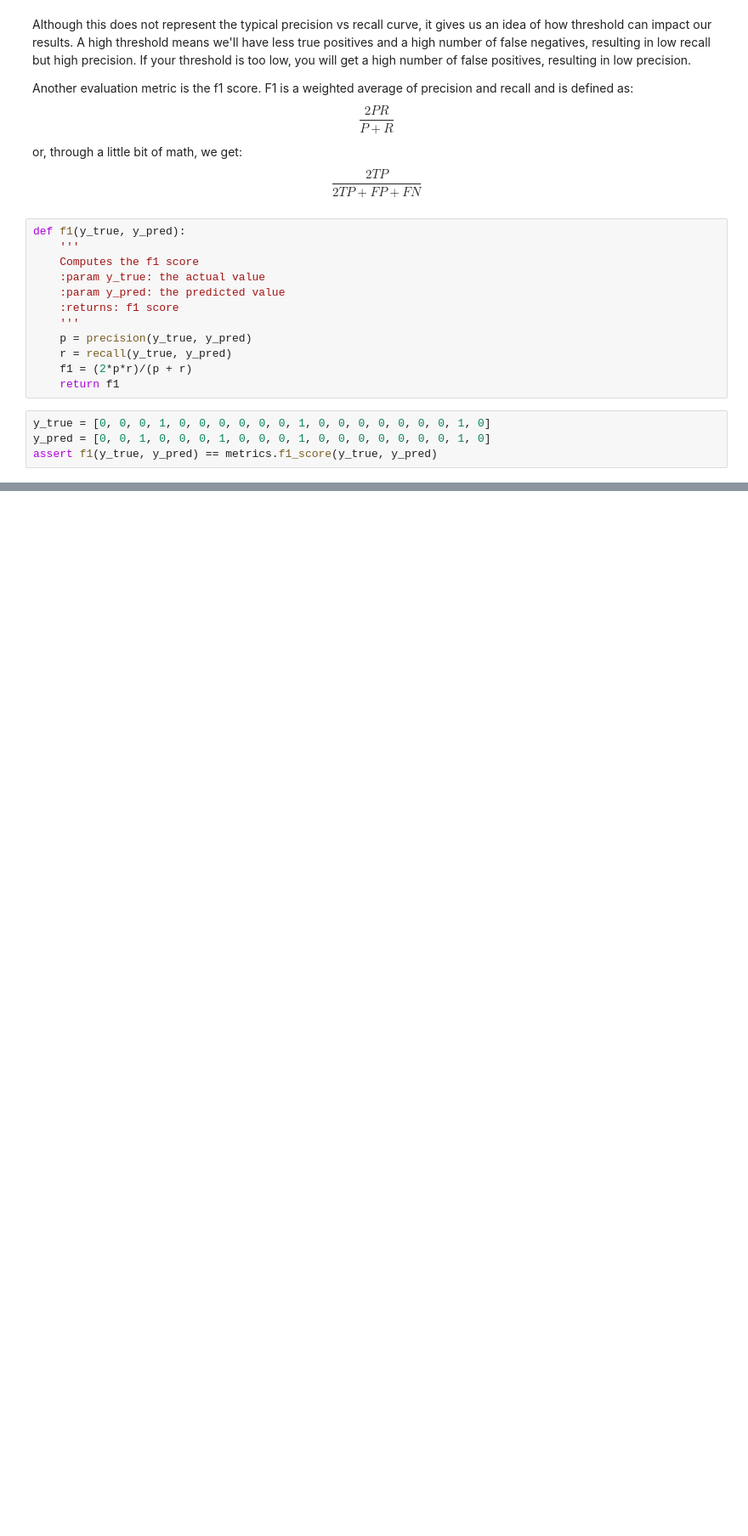
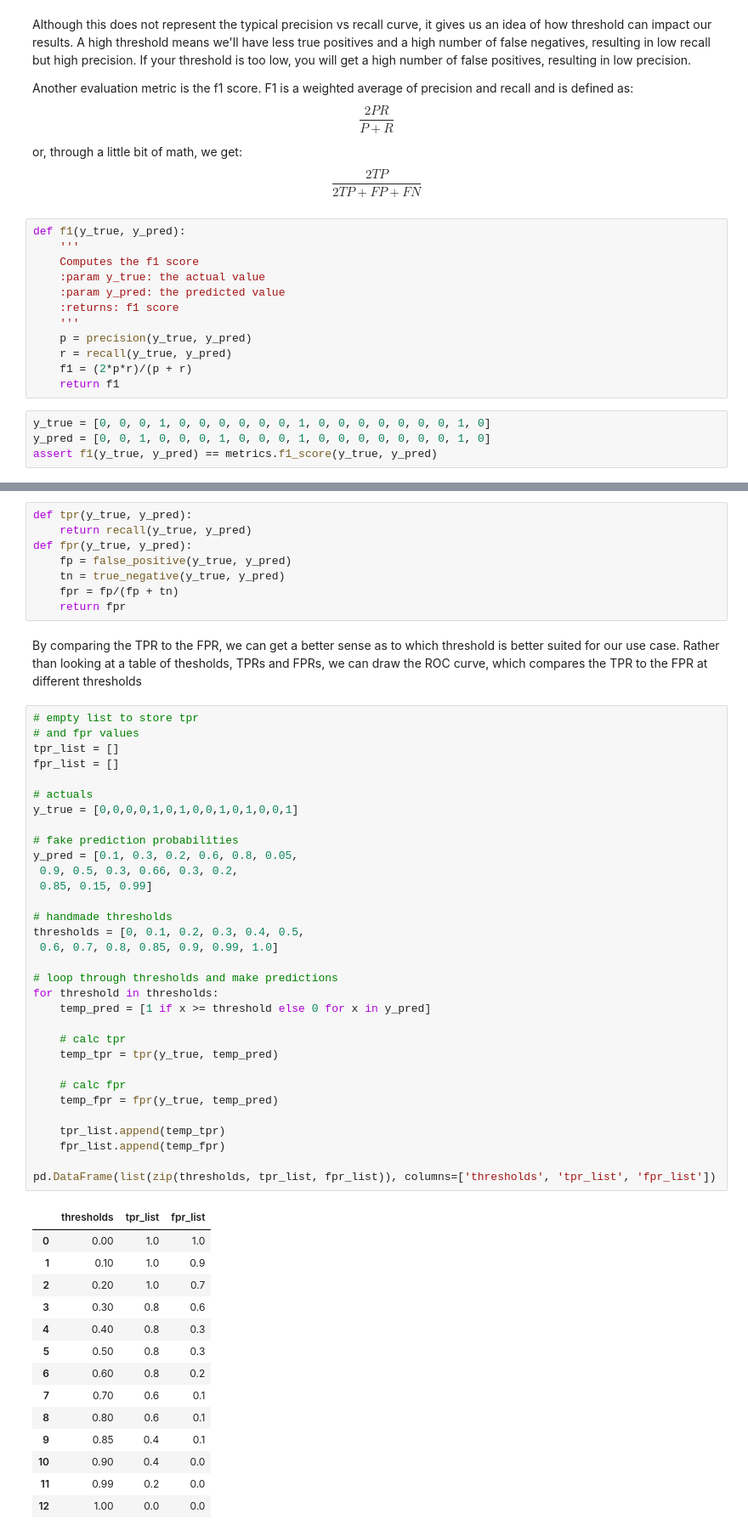
Before and after one commit to AliKhanafer7/approachingalmost, a Jupyter notebook: AAAMLP.ipynb, the cells around one changed output, grey strips where cells are left out. Shown: that part at 85% size. Cells and saved outputs as stored; diff of their text form; blank space fills up the shorter version.

```diff
--- a/AAAMLP.ipynb
+++ b/AAAMLP.ipynb
@@ -736,0 +743,57 @@ assert f1(y_true, y_pred) == metrics.f1_score(y_true, y_pred)
+# %%
+def tpr(y_true, y_pred):
+    return recall(y_true, y_pred)
+def fpr(y_true, y_pred):
+    fp = false_positive(y_true, y_pred)
+    tn = true_negative(y_true, y_pred)
+    fpr = fp/(fp + tn)
+    return fpr
+# %% [markdown]
+By comparing the TPR to the FPR, we can get a better sense as to which threshold is better suited for our use case. Rather than looking at a table of thesholds, TPRs and FPRs, we can draw the ROC curve, which compares the TPR to the FPR at different thresholds
+# %%
+# empty list to store tpr
+# and fpr values
+tpr_list = []
+fpr_list = []
+
+# actuals
+y_true = [0,0,0,0,1,0,1,0,0,1,0,1,0,0,1]
+
+# fake prediction probabilities
+y_pred = [0.1, 0.3, 0.2, 0.6, 0.8, 0.05,
+ 0.9, 0.5, 0.3, 0.66, 0.3, 0.2,
+ 0.85, 0.15, 0.99]
+
+# handmade thresholds
+thresholds = [0, 0.1, 0.2, 0.3, 0.4, 0.5,
+ 0.6, 0.7, 0.8, 0.85, 0.9, 0.99, 1.0]
+
+# loop through thresholds and make predictions
+for threshold in thresholds:
+    temp_pred = [1 if x >= threshold else 0 for x in y_pred]
+
+    # calc tpr
+    temp_tpr = tpr(y_true, temp_pred)
+
+    # calc fpr
+    temp_fpr = fpr(y_true, temp_pred)
+
+    tpr_list.append(temp_tpr)
+    fpr_list.append(temp_fpr)
+
+pd.DataFrame(list(zip(thresholds, tpr_list, fpr_list)), columns=['thresholds', 'tpr_list', 'fpr_list'])
+# %% [output]
+|  | thresholds | tpr_list | fpr_list |
+| 0 | 0.00 | 1.0 | 1.0 |
+| 1 | 0.10 | 1.0 | 0.9 |
+| 2 | 0.20 | 1.0 | 0.7 |
+| 3 | 0.30 | 0.8 | 0.6 |
+| 4 | 0.40 | 0.8 | 0.3 |
+| 5 | 0.50 | 0.8 | 0.3 |
+| 6 | 0.60 | 0.8 | 0.2 |
+| 7 | 0.70 | 0.6 | 0.1 |
+| 8 | 0.80 | 0.6 | 0.1 |
+| 9 | 0.85 | 0.4 | 0.1 |
+| 10 | 0.90 | 0.4 | 0.0 |
+| 11 | 0.99 | 0.2 | 0.0 |
+| 12 | 1.00 | 0.0 | 0.0 |
```
Also changed, not shown: parts of 8 cells of this notebook.
